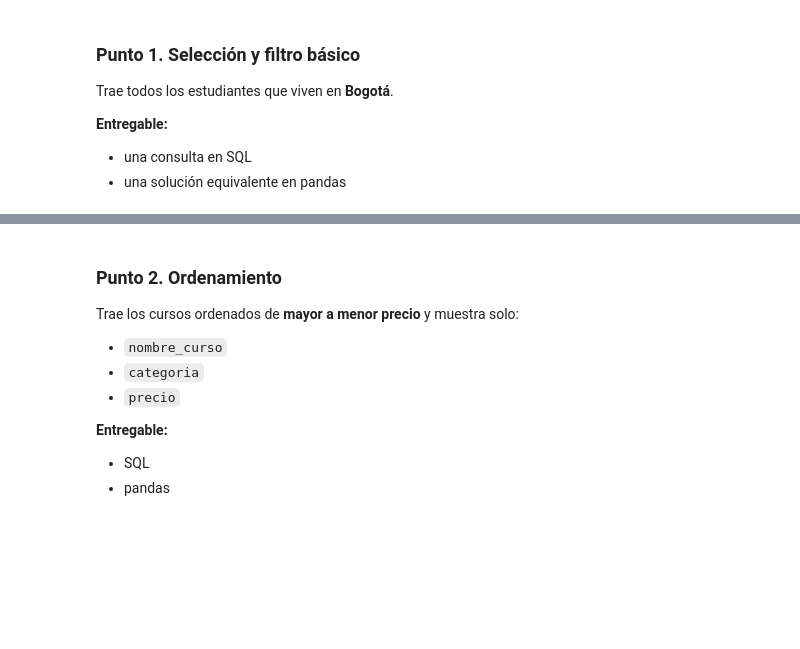
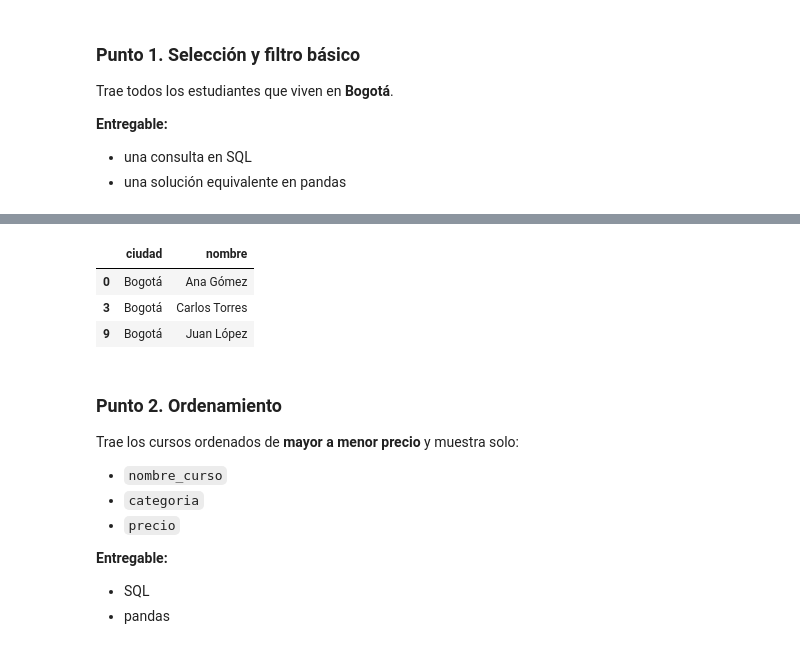
Before and after one commit to CeneDurango/Ciencia-Datos, a Jupyter notebook: tarea_sql_pandas_academia.ipynb, the cells around one changed output, grey strips where cells are left out. Drawn from its saved outputs; the diff is of its cells as text; code cells hidden in the pictures; blank space fills up the shorter version.

```diff
--- a/tarea_sql_pandas_academia.ipynb
+++ b/tarea_sql_pandas_academia.ipynb
@@ -163,3 +196,11 @@ Trae todos los estudiantes que viven en **Bogotá**.
+# %%
+# Punto 1 - pandas
+estudiantes[estudiantes["ciudad"] == "Bogotá"][["ciudad","nombre"]]
+# %% [output]
+|  | ciudad | nombre |
+| 0 | Bogotá | Ana Gómez |
+| 3 | Bogotá | Carlos Torres |
+| 9 | Bogotá | Juan López |
 # %% [markdown]
 ### Punto 2. Ordenamiento
 
```
Also changed, not shown: parts of 4 cells of this notebook.
